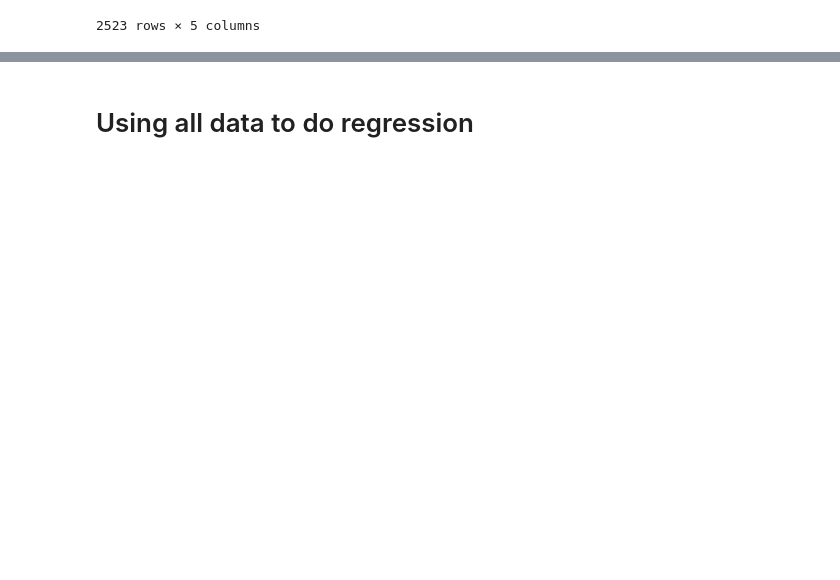
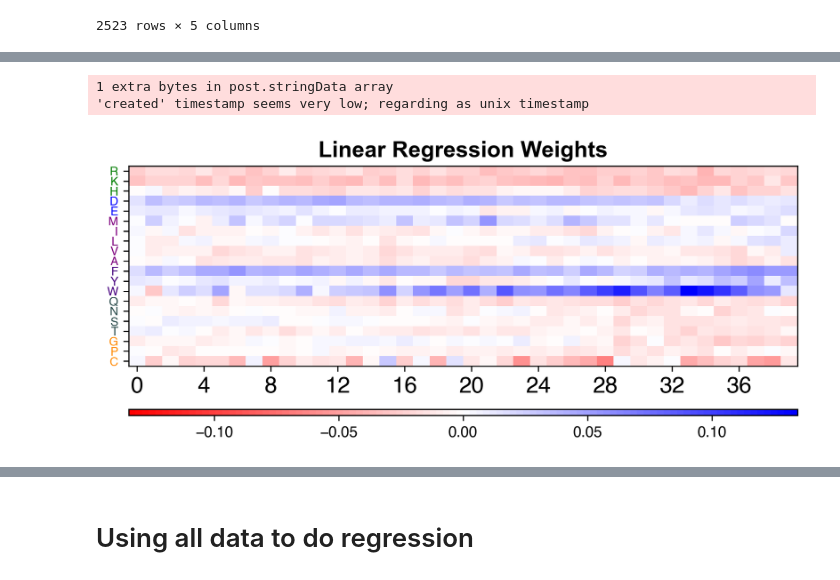
Before and after one commit to staller-lab/NN_interpretability_for_AD_prediction, a Jupyter notebook: scripts/analysis_scripts/linear_regression.ipynb, the cells around one changed output, grey strips where cells are left out. Cells and saved outputs as stored; diff of their text form; code cells hidden in the pictures; blank space fills up the shorter version.

```diff
--- a/scripts/analysis_scripts/linear_regression.ipynb
+++ b/scripts/analysis_scripts/linear_regression.ipynb
@@ -118,0 +177,2 @@ spearmanr(test_data_df["abundance"], test_data_df["pred_abund"]).correlation
+# %%
+rec_act_weights = pd.DataFrame(reg_act.coef_.reshape(40,20).T, index=['R','H','K','D','E','S','T','N','Q','C','G','P','A','V','I','L','M','F','Y','W'])
@@ -118,0 +189,50 @@ spearmanr(test_data_df["abundance"], test_data_df["pred_abund"]).correlation
+# %%
+from matplotlib.colors import LinearSegmentedColormap
+
+# Red often represents negative charges
+colors = [(1, 0, 0), (1, 1, 1), (0, 0, 1)]  # Blue, White, Red
+n_bins = 100  # Number of color bins
+cmap_name = "custom_colormap"
+custom_cmap = LinearSegmentedColormap.from_list(cmap_name, colors, N=n_bins)
+custom_cmap.set_bad(color='white', alpha=1.0)  # Handle NaN values, if any
+colors = {'A': 'purple', 'C': 'darkorange', 'E': 'blue', 'D': 'blue', 'G': 'darkorange',
+                  'F': 'indigo', 'I': 'purple', 'H': 'green', 'K': 'green', 'M': 'purple',
+                  'L': 'purple', 'N': 'darkslategray', 'Q': 'darkslategray', 'P': 'darkorange', 'S': 'darkslategray',
+                  'R': 'green', 'T': 'darkslategray', 'W': 'indigo', 'V': 'purple', 'Y': 'indigo'}
+
+from mpl_toolkits.axes_grid1 import make_axes_locatable
+amino_acids = ["R","K","H","D","E","M","I","L","V","A","F","Y","W","Q","N","S","T","G","P","C"]
+
+lim = rec_act_weights.abs().max().max()
+attr_df = rec_act_weights.loc[["R","K","H","D","E","M","I","L","V","A","F","Y","W","Q","N","S","T","G","P","C"]]
+
+fig = plt.figure(figsize=(8, 3))
+ax = fig.add_subplot(111)
+
+im1 = ax.imshow(attr_df, cmap=custom_cmap, aspect='auto',vmin=-lim,vmax=lim)
+ax.set_yticks(range(len(attr_df.index)), attr_df.index)  # Label x-axis with column names
+ax.set_xticks(np.arange(40, step=4))
+
+for ytic in ax.get_yticklabels():
+    if ytic.get_text() in colors.keys():
+        ytic.set_color(colors[ytic.get_text()])
+
+ax.tick_params(axis='x', which='major', labelsize=15)
+ax.tick_params(axis='y', which='major', labelsize=8)
+title_font = {'fontsize': 15, 'fontweight': 'bold', 'fontname': 'Arial'}
+ax.set_title("Linear Regression Weights", fontdict=title_font)
+
+
+divider = make_axes_locatable(ax)
+cax = divider.append_axes("bottom", size="3%", pad=0.4)  # 3% of ax height, adjust as needed
+
+# Add colorbar to that axis
+cbar = fig.colorbar(im1, cax=cax, orientation="horizontal")
+cbar.ax.tick_params(labelsize=10)  # make ticks bigger
+
+
+plt.savefig('../../../NN_interpretability_for_AD_prediction/figures/linear_regression_weights.pdf', dpi=1000, bbox_inches='tight')
+# %% [output]
+1 extra bytes in post.stringData array
+'created' timestamp seems very low; regarding as unix timestamp
+[figure, added]
```
Also changed, not shown: parts of 17 cells of this notebook, 5 other files.
